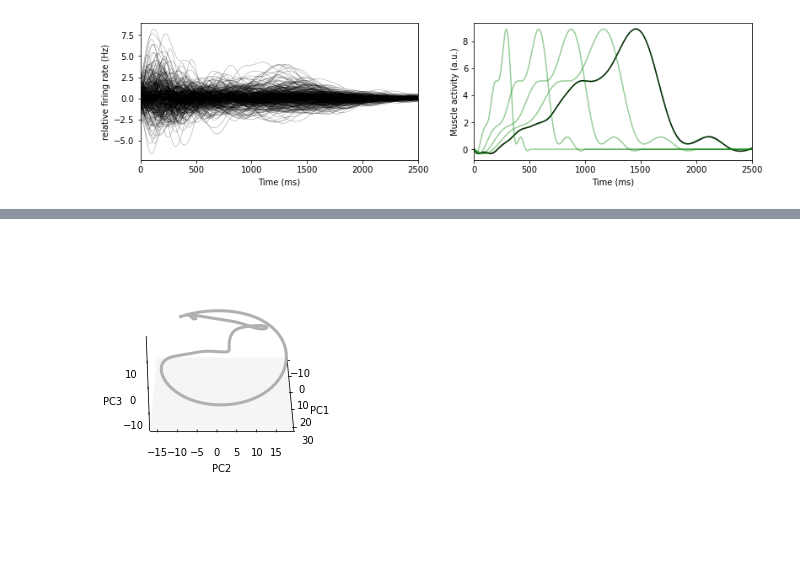
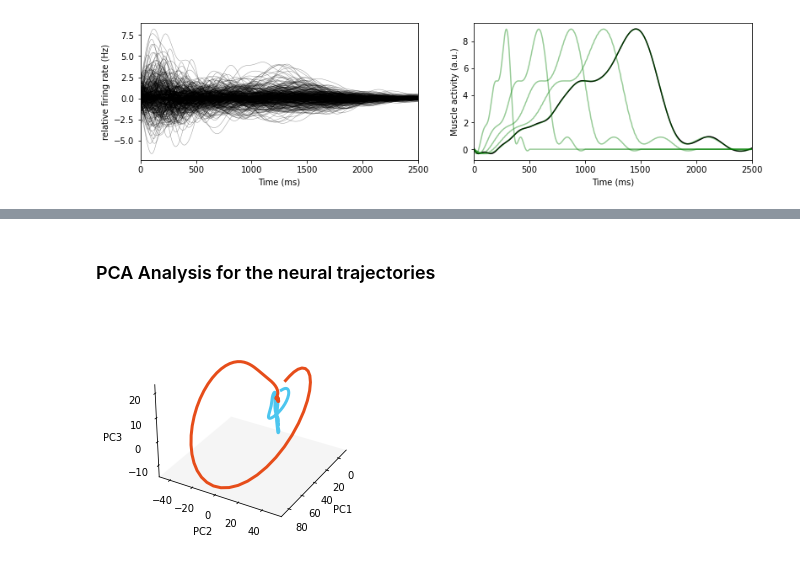
Before and after one commit to juansebastiancalderongarcia/Motor-control-for-speed-transition, a Jupyter notebook: Back-propagation for motor control among different speeds.ipynb, the cells around one changed output, grey strips where cells are left out. Drawn from its saved outputs; the diff is of its cells as text; code cells hidden in the pictures; blank space fills up the shorter version.

```diff
--- a/Back-propagation for motor control among different speeds.ipynb
+++ b/Back-propagation for motor control among different speeds.ipynb
@@ -159,7 +160,7 @@ params = {
     't_f' : 2500,
     'r0' : 20,
     'rmax' : 100,
-    'gains' : g_slow
+    'gains' : g_fast
     }
 
 def f_NL(x):
@@ -357,42 +416,47 @@ plt.show()
+# %% [markdown]
+### PCA Analysis for the neural trajectories
 # %%
+%matplotlib inline
 from sklearn.decomposition import PCA
 from sklearn.preprocessing import StandardScaler
 
-red_t0 , green_t0 , blue_t0  = 0.690, 0.690, 0.690
-red_tf , green_tf , blue_tf  = 0.301, 0.776, 0.937
+red_t0 , green_t0 , blue_t0  = 0.301, 0.776, 0.937
+red_tf , green_tf , blue_tf  = 0.9, 0.3, 0.1
 
 pca = PCA(n_components = 3)
 
-Neural_activity = positive_dynamics_slow['R'] #FOR NORMAL PCA
-#Neural_activity = activity_loop #FOR LOOP
+neural_slow = f_RNN_slow
+neural_fast = f_RNN_fast
 
-x = StandardScaler().fit_transform(Neural_activity) #Standardize data
+data = np.vstack((neural_slow,neural_fast))
 
-principalComponents = pca.fit_transform(x)
+pca_data= StandardScaler().fit_transform(data) #Standardize data
+
+pc = pca.fit_transform(pca_data)
 
 f6 = plt.figure(6)
 ax = f6.gca(projection = '3d')
 
-ax.plot(principalComponents[:,0],principalComponents[:,1],principalComponents[:,2],
+ax.plot(pc[:500,0],pc[:500,1],pc[:500,2],
          color = (red_t0, green_t0, blue_t0),linewidth=3)
-
-
+ax.plot(pc[500:,0],pc[500:,1],pc[500:,2],
+         color = (red_tf, green_tf, blue_tf),linewidth=3)
 ax.set_xlabel('PC1')
 ax.set_ylabel('PC2')
 ax.set_zlabel('PC3')
 
 # First remove fill
 ax.xaxis.pane.fill = False
 ax.yaxis.pane.fill = False
 ax.zaxis.pane.fill = True
 
 # Now set color to white (or whatever is "invisible")
 ax.xaxis.pane.set_edgecolor('w')
 ax.yaxis.pane.set_edgecolor('w')
 ax.zaxis.pane.set_edgecolor('w')
-ax.view_init(30, 0)
+ax.view_init(30, 30)
 ax.grid(False)
 
 f6.show()
 # %% [output]
-[figure, old version]
+[figure, new version]
```
Also changed, not shown: parts of 15 cells of this notebook.
